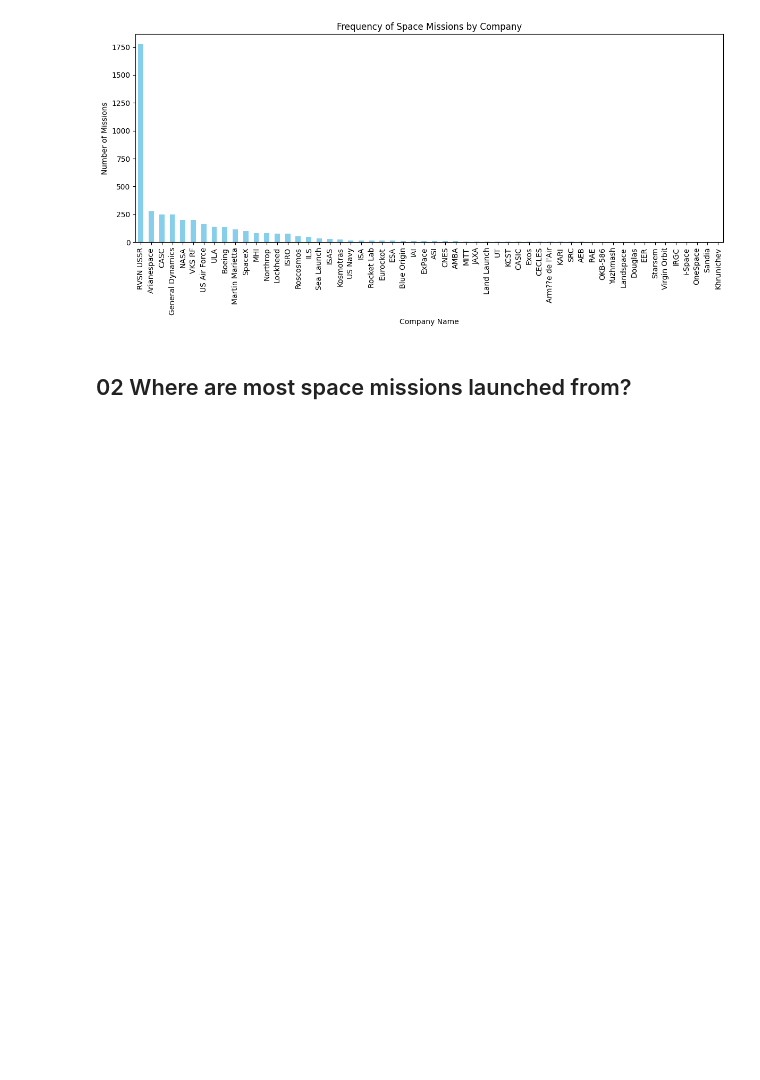
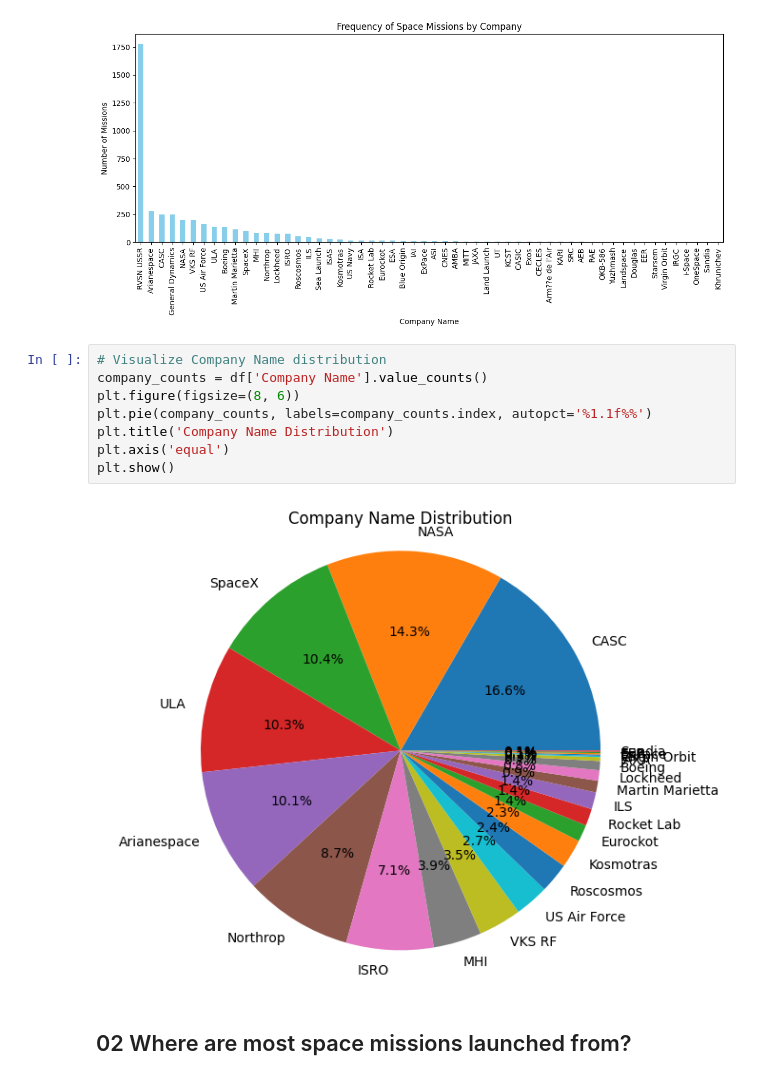
Before and after one commit to debarshee2004/space, a Jupyter notebook: src/main.ipynb, the cells around one changed output. Saved outputs shown, nothing was run; the diff lists cells and outputs as text; blank space fills up the shorter version.

```diff
--- a/src/main.ipynb
+++ b/src/main.ipynb
@@ -77,6 +77,16 @@ plt.tight_layout()
 plt.show()
 # %% [output]
 [figure]
+# %%
+# Visualize Company Name distribution
+company_counts = df['Company Name'].value_counts()
+plt.figure(figsize=(8, 6))
+plt.pie(company_counts, labels=company_counts.index, autopct='%1.1f%%')
+plt.title('Company Name Distribution')
+plt.axis('equal')
+plt.show()
+# %% [output]
+[figure, added]
 # %% [markdown]
 ## 02 Where are most space missions launched from?
 # %%
```
Also changed, not shown: parts of 10 cells of this notebook.
